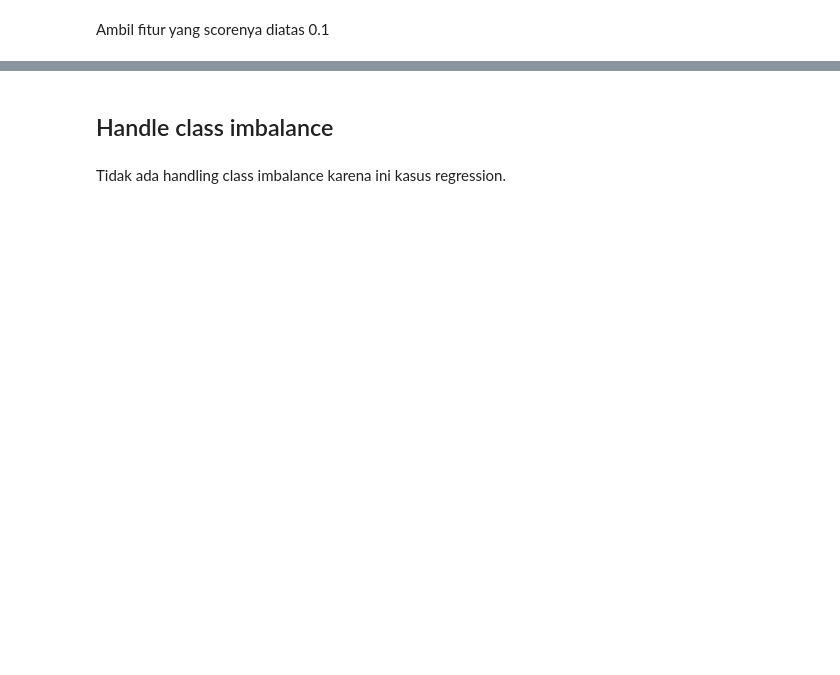
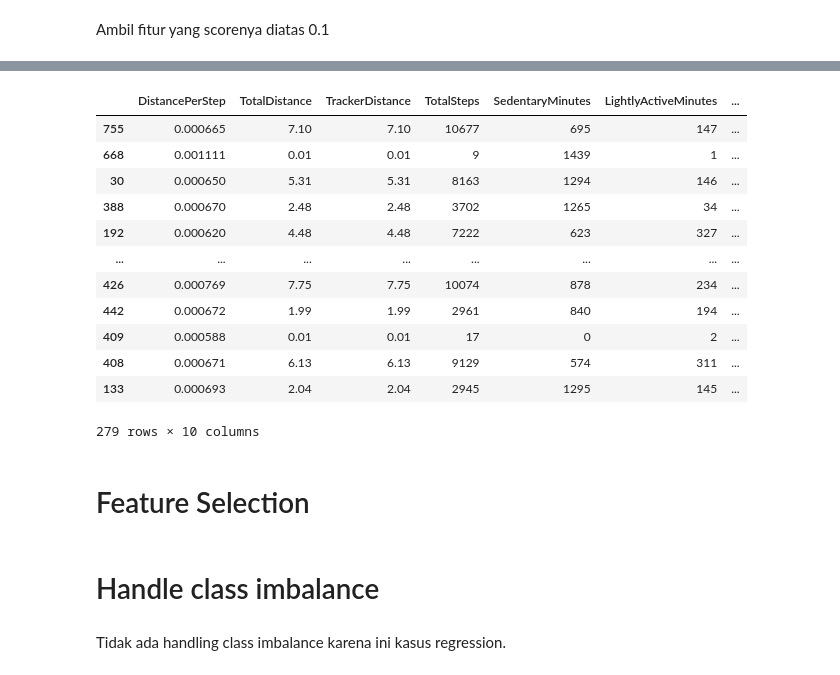
Before and after one commit to bintangphylosophie/Final-Project-Rakamin-FitBit-Tracker-Data, a Jupyter notebook: Preprocessing/Preprocessing_Asty.ipynb, the cells around one changed output, grey strips where cells are left out. Cells and saved outputs as stored; diff of their text form; code cells hidden in the pictures; blank space fills up the shorter version.

```diff
--- a/Preprocessing/Preprocessing_Asty.ipynb
+++ b/Preprocessing/Preprocessing_Asty.ipynb
@@ -486,0 +494,18 @@ len(df)
+# %%
+X_test
+# %% [output]
+|  | DistancePerStep | TotalDistance | TrackerDistance | TotalSteps | SedentaryMinutes | LightlyActiveMinutes | ... |
+| 755 | 0.000665 | 7.10 | 7.10 | 10677 | 695 | 147 | ... |
+| 668 | 0.001111 | 0.01 | 0.01 | 9 | 1439 | 1 | ... |
+| 30 | 0.000650 | 5.31 | 5.31 | 8163 | 1294 | 146 | ... |
+| 388 | 0.000670 | 2.48 | 2.48 | 3702 | 1265 | 34 | ... |
+| 192 | 0.000620 | 4.48 | 4.48 | 7222 | 623 | 327 | ... |
+| ... | ... | ... | ... | ... | ... | ... | ... |
+| 426 | 0.000769 | 7.75 | 7.75 | 10074 | 878 | 234 | ... |
+| 442 | 0.000672 | 1.99 | 1.99 | 2961 | 840 | 194 | ... |
+| 409 | 0.000588 | 0.01 | 0.01 | 17 | 0 | 2 | ... |
+| 408 | 0.000671 | 6.13 | 6.13 | 9129 | 574 | 311 | ... |
+| 133 | 0.000693 | 2.04 | 2.04 | 2945 | 1295 | 145 | ... |
+279 rows × 10 columns
+# %% [markdown]
+# Feature Selection
@@ -487,4 +523,4 @@ len(df)
 # %% [markdown]
-## Handle class imbalance
+# Handle class imbalance
 # %% [markdown]
 Tidak ada handling class imbalance karena ini kasus regression.
```
Also changed, not shown: parts of 12 cells of this notebook.
